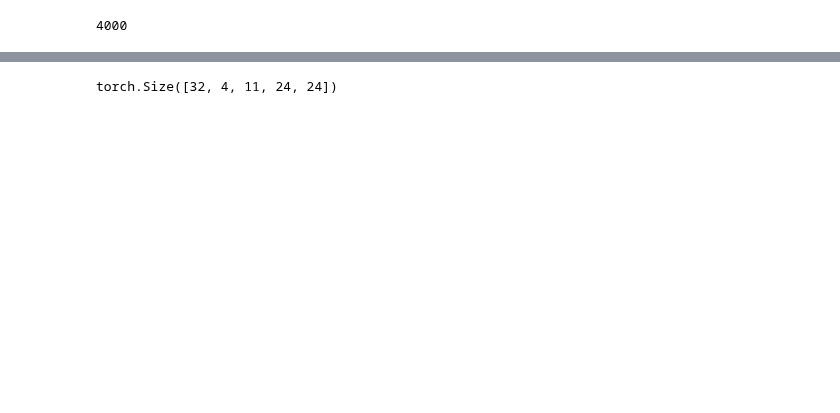
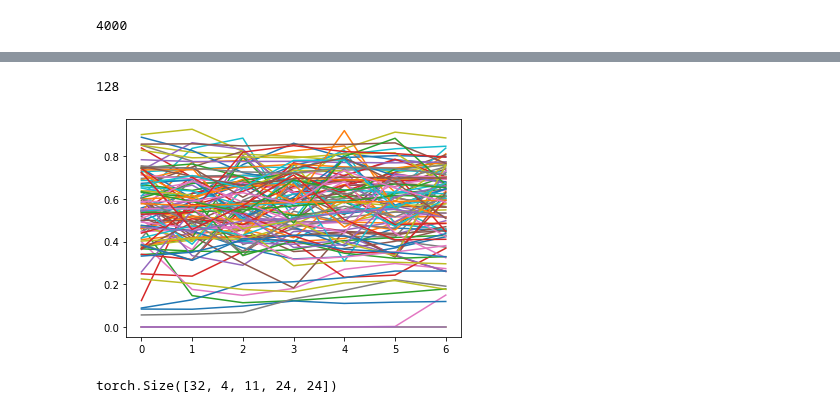
Before and after one commit to openclimatefix/predict_pv_yield, a Jupyter notebook: notebooks/50.0_optical_flow_predictions_into_perceiver.ipynb, the cells around one changed output, grey strips where cells are left out. Drawn from its saved outputs; the diff is of its cells as text; code cells hidden in the pictures; blank space fills up the shorter version.

```diff
--- a/notebooks/50.0_optical_flow_predictions_into_perceiver.ipynb
+++ b/notebooks/50.0_optical_flow_predictions_into_perceiver.ipynb
@@ -169,3 +178,8 @@ Wall time: 493 ms
+# %%
+len(plt.plot(batch["pv"][0]))
+# %% [output]
+128
+[figure, added]
 # %%
 batch["opticalflow"].shape
 # %% [output]
```
Also changed, not shown: parts of 9 cells of this notebook.
